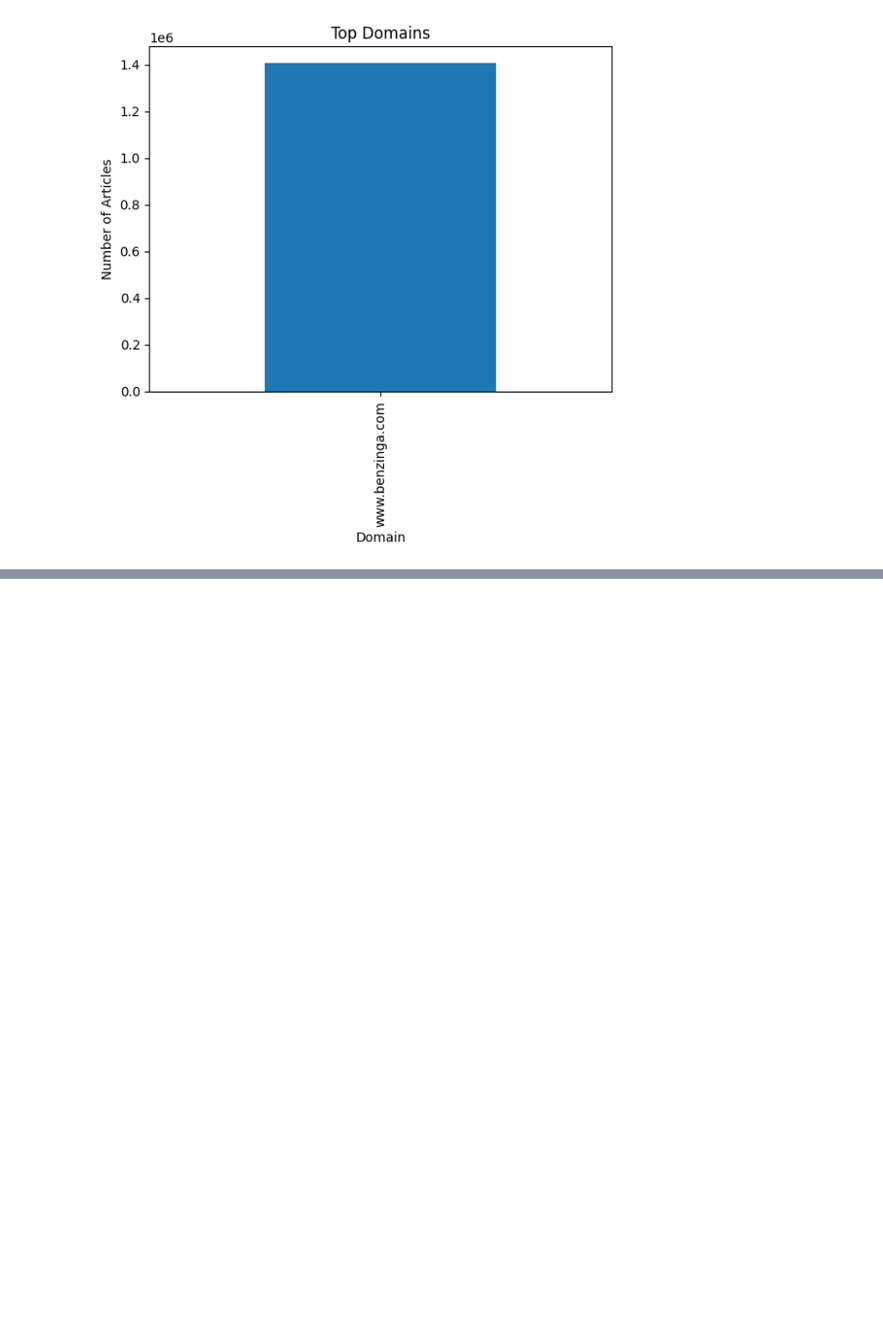
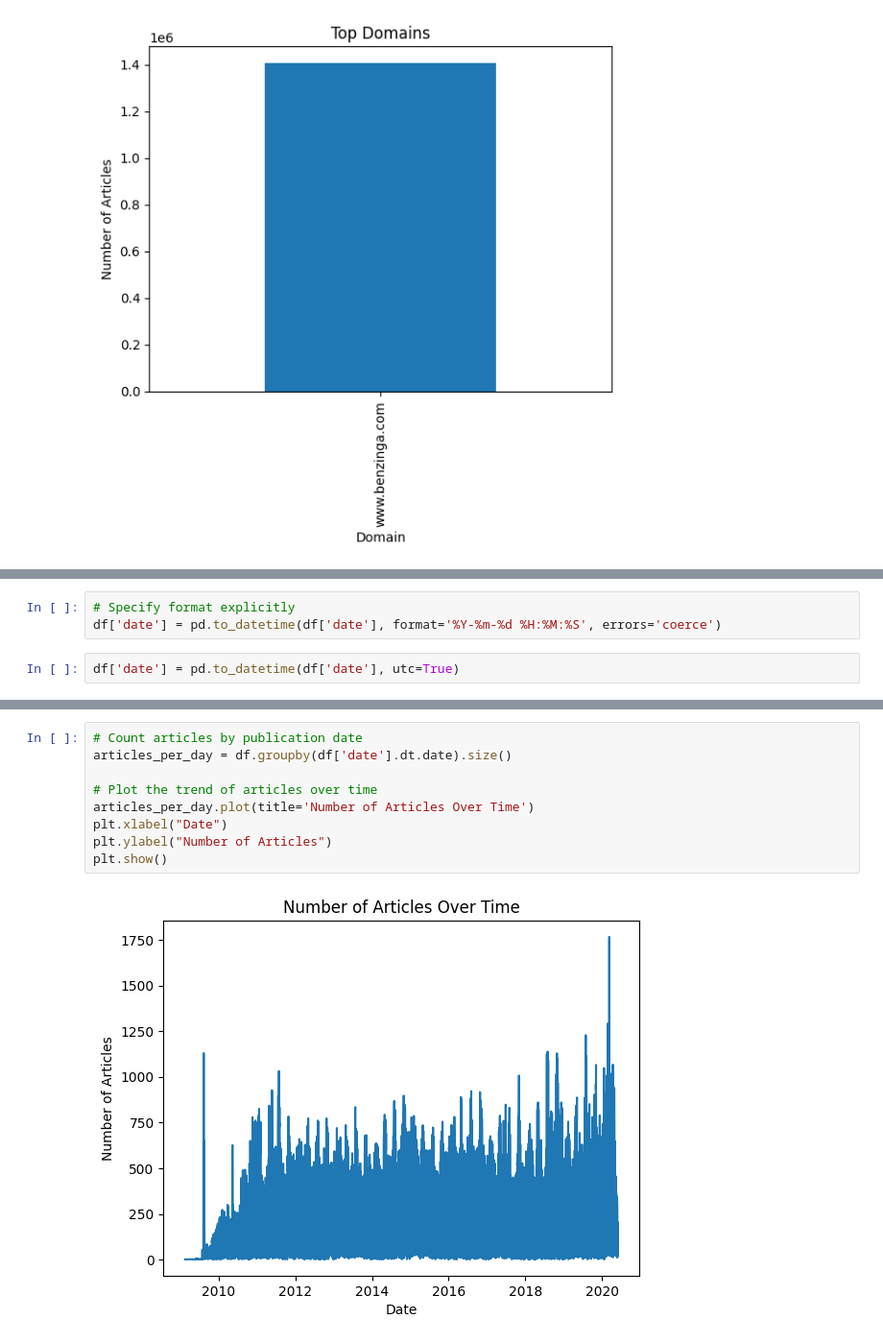
Before and after one commit to Fetiya-Kedir/KAIM3-Week-1, a Jupyter notebook: notebooks/eda_task_1.ipynb, the cells around one changed output, grey strips where cells are left out. Shown at 96% size. Drawn from its saved outputs; the diff is of its cells as text; blank space fills up the shorter version.

Commit message:
Task-1:Publisher Analysis and Publication Date Trend

```diff
--- a/notebooks/eda_task_1.ipynb
+++ b/notebooks/eda_task_1.ipynb
@@ -184,0 +194,5 @@ Name: count, dtype: int64
+# %%
+# Specify format explicitly
+df['date'] = pd.to_datetime(df['date'], format='%Y-%m-%d %H:%M:%S', errors='coerce')
+# %%
+df['date'] = pd.to_datetime(df['date'], utc=True)
@@ -184,0 +208,11 @@ Name: count, dtype: int64
+# %%
+# Count articles by publication date
+articles_per_day = df.groupby(df['date'].dt.date).size()
+
+# Plot the trend of articles over time
+articles_per_day.plot(title='Number of Articles Over Time')
+plt.xlabel("Date")
+plt.ylabel("Number of Articles")
+plt.show()
+# %% [output]
+[figure, added]
```
Also changed, not shown: parts of 2 cells of this notebook.
